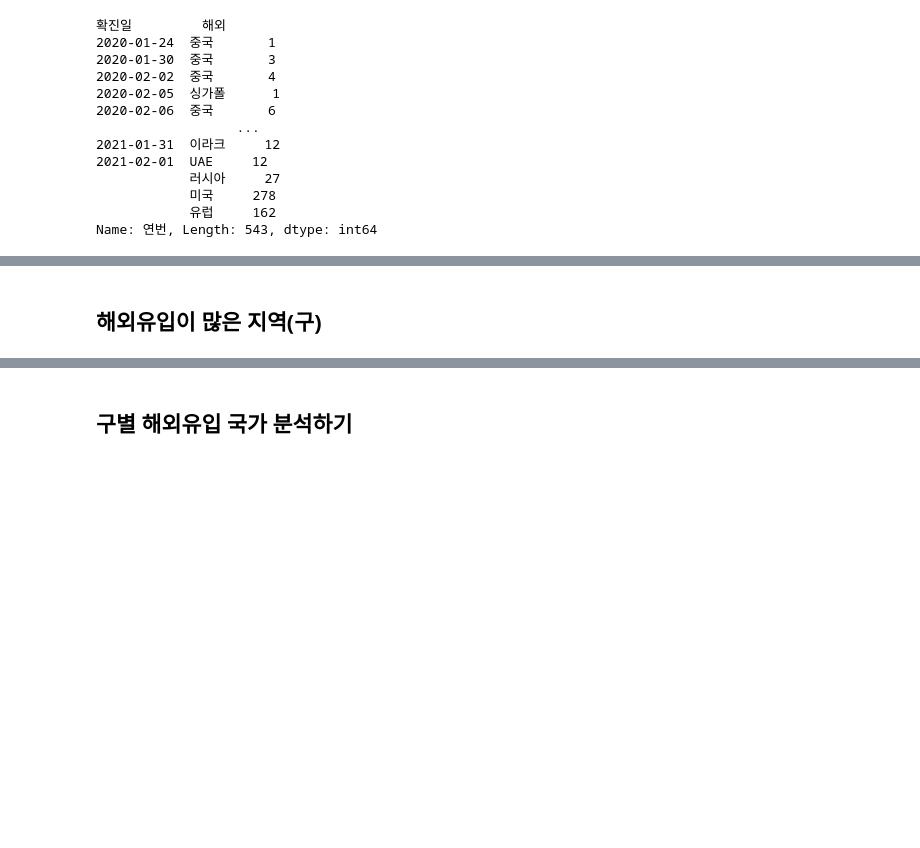
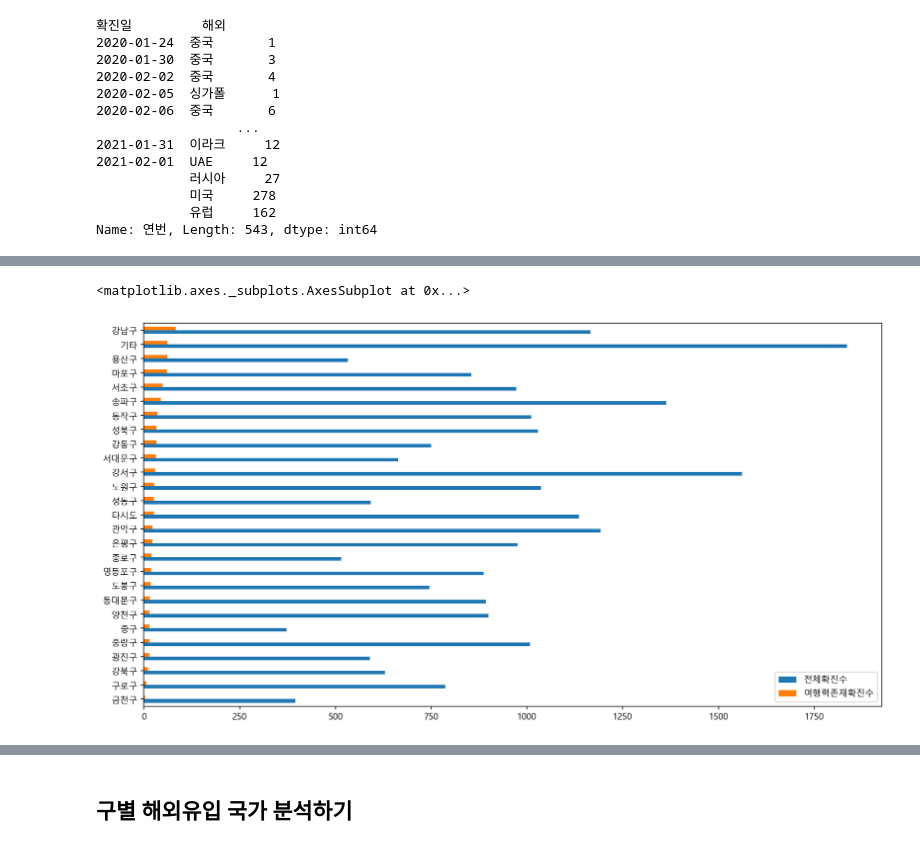
Before and after one commit to dhleegarret/data_analysis, a Jupyter notebook: todaycode/seoul_covid19_EDA_2021_02_01.ipynb, the cells around one changed output, grey strips where cells are left out. Cells and saved outputs as stored; diff of their text form; code cells hidden in the pictures; blank space fills up the shorter version.

```diff
--- a/todaycode/seoul_covid19_EDA_2021_02_01.ipynb
+++ b/todaycode/seoul_covid19_EDA_2021_02_01.ipynb
@@ -1322,0 +1343,3 @@ oversea_count_gu
+# %%
+oversea_count_gu = df_oversea["거주지"].value_counts()
+oversea_count_gu
@@ -1331,3 +1375,3 @@ oversea_count_gu.sort_values().plot.barh(figsize=(10,12))
 # %%
-all_count_gu = df["지역"].value_counts()
+all_count_gu = df["거주지"].value_counts()
 all_count_gu
@@ -1340,3 +1420,3 @@ df_all_gu
 # %%
-df_oversea_gu = pd.DataFrame({"해외유입확진수(=여행력존재확진수)": oversea_count_gu})
+df_oversea_gu = pd.DataFrame({"여행력존재확진수": oversea_count_gu})
 df_oversea_gu
@@ -1353,4 +1464,0 @@ df_all_oversea_case.sort_values(by="해외유입확진수(=여행력존재확진
-# %%
-# 각 지역별 확진자 중, 해외유입(=여행력이 존재하는) 확진자 비율
-df_all_oversea_case["해외유입비율"] = (df_all_oversea_case["해외유입확진수(=여행력존재확진수)"] / df_all_oversea_case["전체확진수"])*100
-df_all_oversea_case.sort_values(by="해외유입비율", ascending=False)
@@ -1408,2 +1464,0 @@ month_gu
-# %% [markdown]
-## 해외유입이 많은 지역(구)
@@ -1416,0 +1465,5 @@ g.legend(loc=1)
+# %%
+df_all_oversea_case.sort_values(by="여행력존재확진수").plot.barh(figsize=(15,8))
+# %% [output]
+<matplotlib.axes._subplots.AxesSubplot at 0x...>
+[figure, added]
```
Also changed, not shown: parts of 118 cells of this notebook, 1 other file.
